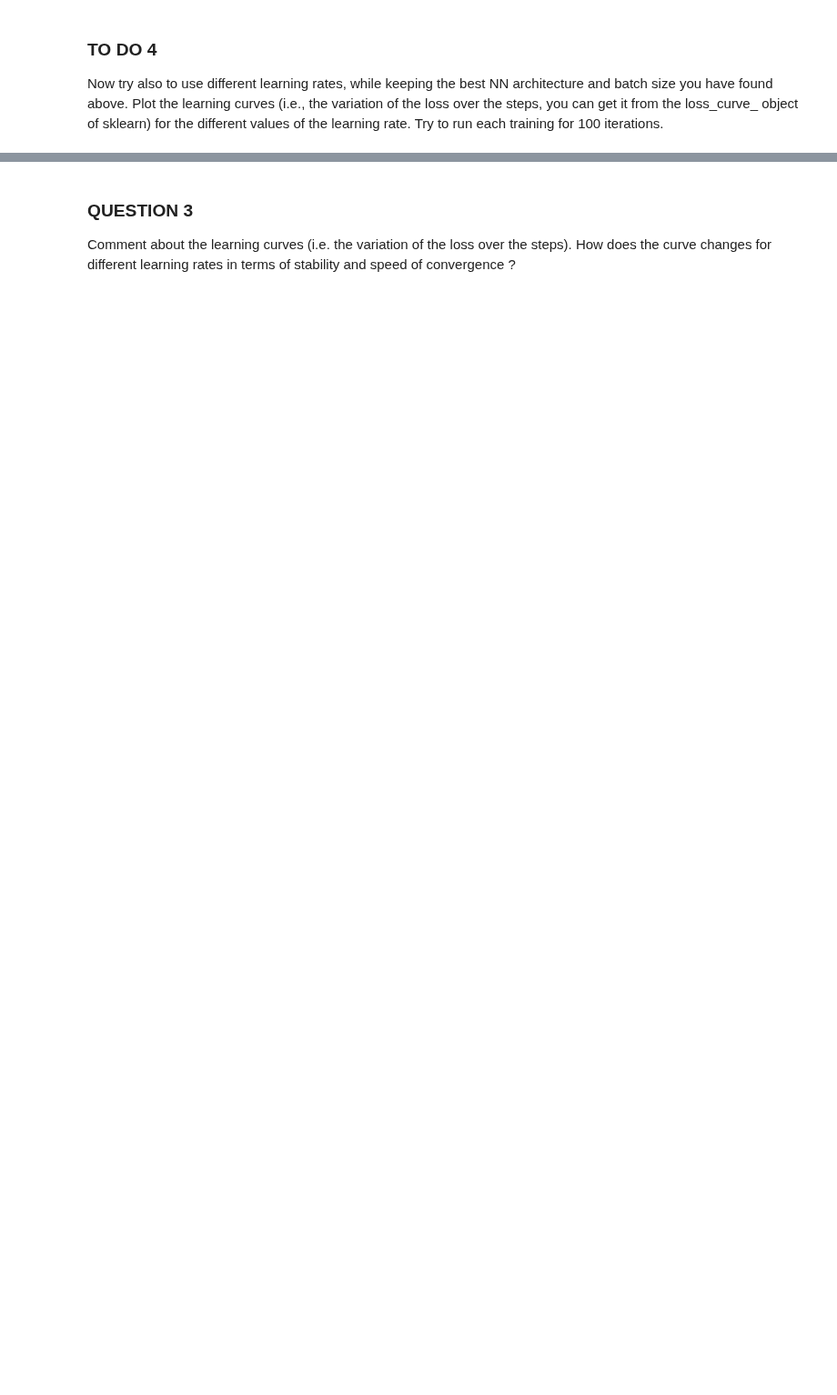
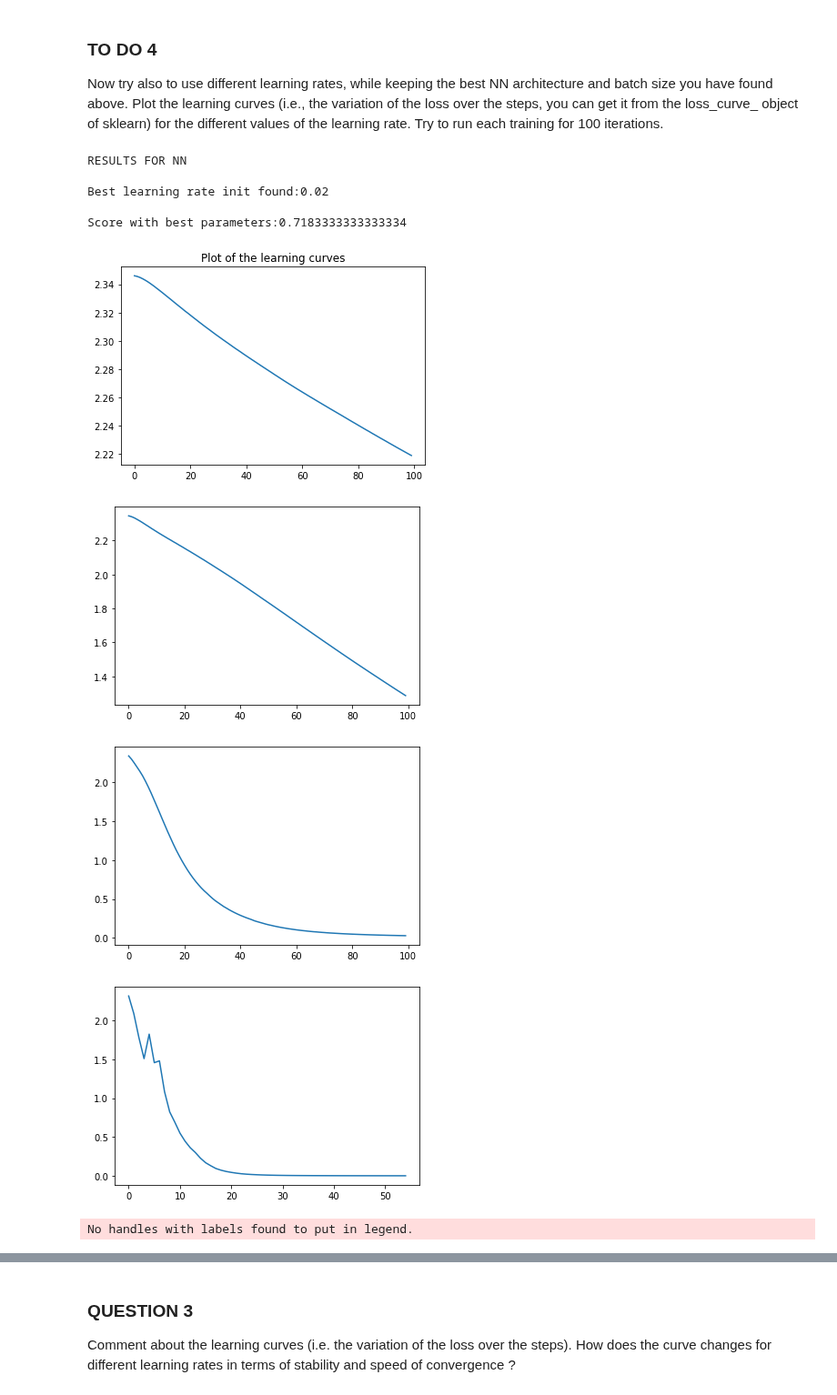
Before and after one commit to vittorioexp/machine-learning-exercises, a Jupyter notebook: homework3/esposito_vittorio_lab3.ipynb, the cells around one changed output, grey strips where cells are left out. Shown at 91% size. Saved outputs shown, nothing was run; the diff lists cells and outputs as text; code cells hidden in the pictures; blank space fills up the shorter version.

```diff
--- a/homework3/esposito_vittorio_lab3.ipynb
+++ b/homework3/esposito_vittorio_lab3.ipynb
@@ -117,8 +136,11 @@ s = GridSearchCV(mlp, parameters, cv=5).fit(X_train, y_train)
 
 print ('RESULTS FOR NN\n')
 
-print("Best parameters set found:" + str(s.best_params_['hidden_layer_sizes']) + "\n")
+best_hidden_layer_size = s.best_params_['hidden_layer_sizes']
+print("Best parameters set found:" + str(best_hidden_layer_size) + "\n")
 
-print("Score with best parameters:" + str(s.best_score_) + "\n")
+best_score = s.best_score_
+print("Score with best parameters:" + str(best_score) + "\n")
 
-print("\nAll scores on the grid:" + str(s.cv_results_['mean_test_score']) + "\n")
+mean_test_score = s.cv_results_['mean_test_score']
+print("\nAll scores on the grid:" + str(mean_test_score) + "\n")
@@ -130,13 +161,13 @@ Recall that a batch size of 1 corresponds to baseline SGD, while using all the 4
 # %%
 # these are sample values corresponding to baseline SGD, a reasonable mini-batch size and standard GD
 # again feel free to change them as you like, try to experiment with different batch sizes!!
-parameters = {'batch_size': [1, 16, 32, 64, 100, 128, 256, 400, 480]}
+parameters = {'batch_size': [1, 50, 100, 200, 300, 400, 480]}
 
 # need to specify that you would like to use the standard k-fold split otherwise sklearn create splits of different sizes
 kf = sklearn.model_selection.KFold(n_splits=5)
 
 mlp_1 = MLPClassifier(
-    hidden_layer_sizes=s.best_params_['hidden_layer_sizes'],
+    hidden_layer_sizes=best_hidden_layer_size,
     max_iter=100,
     alpha=1e-4,
     solver='sgd',
@@ -151,8 +182,9 @@ s_1 = GridSearchCV(mlp_1, parameters, cv=kf).fit(X_train, y_train)
 
 print ('RESULTS FOR NN\n')
 
-print("Best parameters set found:" + str(s_1.best_params_['batch_size']) + "\n")
+best_batch_size = s_1.best_params_['batch_size']
+print("Best parameters set found:" + str(best_batch_size) + "\n")
 
 print("Score with best parameters:" + str(s_1.best_score_) + "\n")
 
-print("\nAll scores on the grid:" + str(s_1.cv_results_) + "\n")
+print("\nAll scores on the grid:" + str(s_1.cv_results_['mean_test_score']) + "\n")
@@ -240,40 +301,53 @@ import operator
 
 lr_list = [0.0002, 0.002, 0.02, 0.2]
 scores = {}
-max_iter=100
+
 mpl_3 = MLPClassifier(
-    hidden_layer_sizes=s.best_params_['hidden_layer_sizes'],
-    batch_size=s_1.best_params_['batch_size'],
-    max_iter=max_iter,
+    hidden_layer_sizes=best_hidden_layer_size,
+    batch_size=best_batch_size,
+    max_iter=100,
     alpha=1e-4,
     solver='sgd',
     tol=1e-4,
     random_state=ID,
     learning_rate_init=.1
 )
 
 s_3 = GridSearchCV(mpl_3, {'learning_rate_init': lr_list}, cv=kf).fit(X_train, y_train)
 
 y_pred_test = s_3.predict(X_test)
 
 print ('RESULTS FOR NN\n')
 
-print("Best parameters set found:" + str(s_3.best_params_['learning_rate_init']) + "\n")
+best_learning_rate_init = s_3.best_params_['learning_rate_init']
+print("Best learning rate init found:" + str(best_learning_rate_init) + "\n")
 
 print("Score with best parameters:" + str(s_3.best_score_))
 
 
 plt.figure()
 plt.title('Plot of the learning curves')
 for i in lr_list:
-    mlp_3 = MLPClassifier(hidden_layer_sizes=s.best_params_['hidden_layer_sizes'],
-                          batch_size=s_1.best_params_['batch_size'],
-                          max_iter=max_iter,
+    mlp_3 = MLPClassifier(hidden_layer_sizes=best_hidden_layer_size,
+                          batch_size=best_batch_size,
+                          max_iter=100,
                           alpha=1e-4,
                           solver='sgd',
                           tol=1e-4,
                           random_state=ID,
                           learning_rate_init=i).fit(X_train, y_train)
     plt.plot(mlp_3.loss_curve_,
              label = str(i) + ' LR ')
+    plt.show()
 plt.legend()
+# %% [output]
+RESULTS FOR NN
+
+Best learning rate init found:0.02
+
+Score with best parameters:0.7183333333333334
+[figure, added]
+[figure, added]
+[figure, added]
+[figure, added]
+No handles with labels found to put in legend.
```
Also changed, not shown: parts of 24 cells of this notebook.
